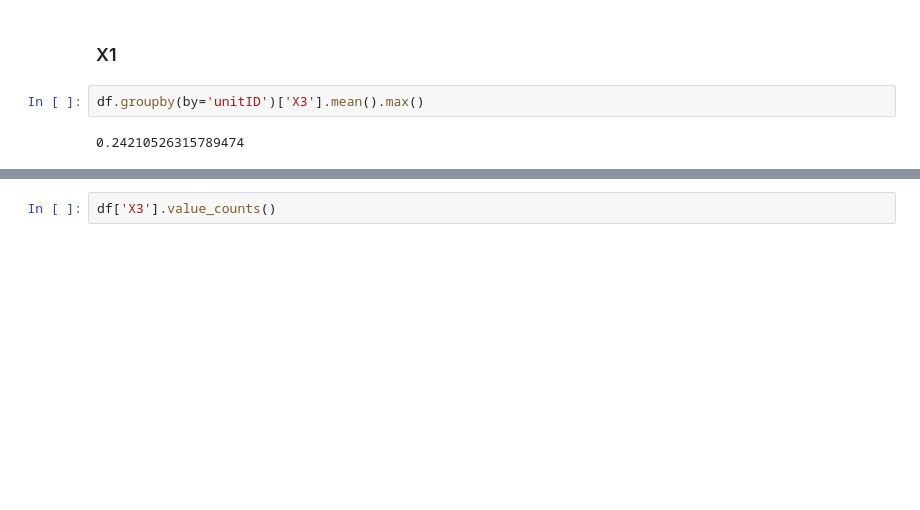
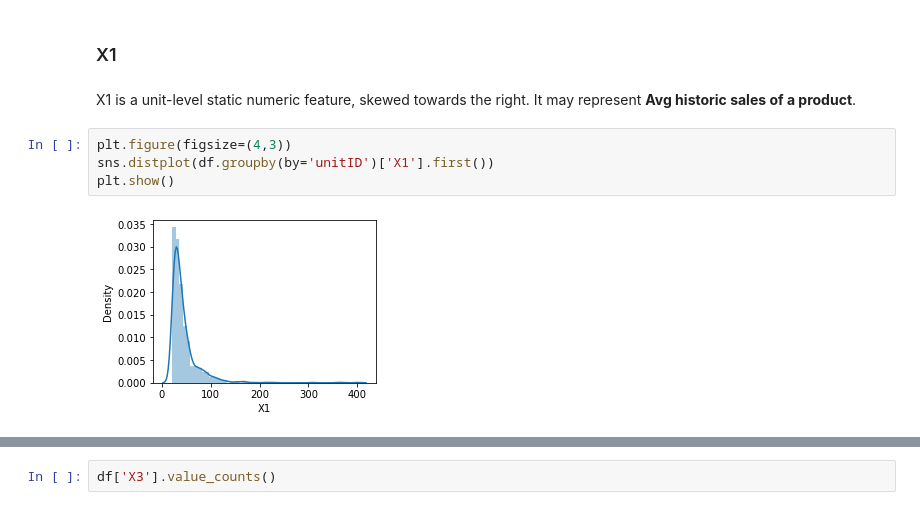
Before and after one commit to sargun-nagpal/Causal-Counterfactual-Forecasting-ACIC2023, a Jupyter notebook: code/Exploratory Data Analysis.ipynb, the cells around one changed output, grey strips where cells are left out. Drawn from its saved outputs; the diff is of its cells as text; blank space fills up the shorter version.

```diff
--- a/code/Exploratory Data Analysis.ipynb
+++ b/code/Exploratory Data Analysis.ipynb
@@ -120,7 +147,11 @@ plt.show()
 ## Summary of Covariates
 # %% [markdown]
 ### X1
-# %%
-df.groupby(by='unitID')['X3'].mean().max()
-# %% [output]
-0.24210526315789474
+# %% [markdown]
+X1 is a unit-level static numeric feature, skewed towards the right. It may represent **Avg historic sales of a product**.
+# %%
+plt.figure(figsize=(4,3))
+sns.distplot(df.groupby(by='unitID')['X1'].first())
+plt.show()
+# %% [output]
+[figure, added]
```
Also changed, not shown: parts of 45 cells of this notebook.
